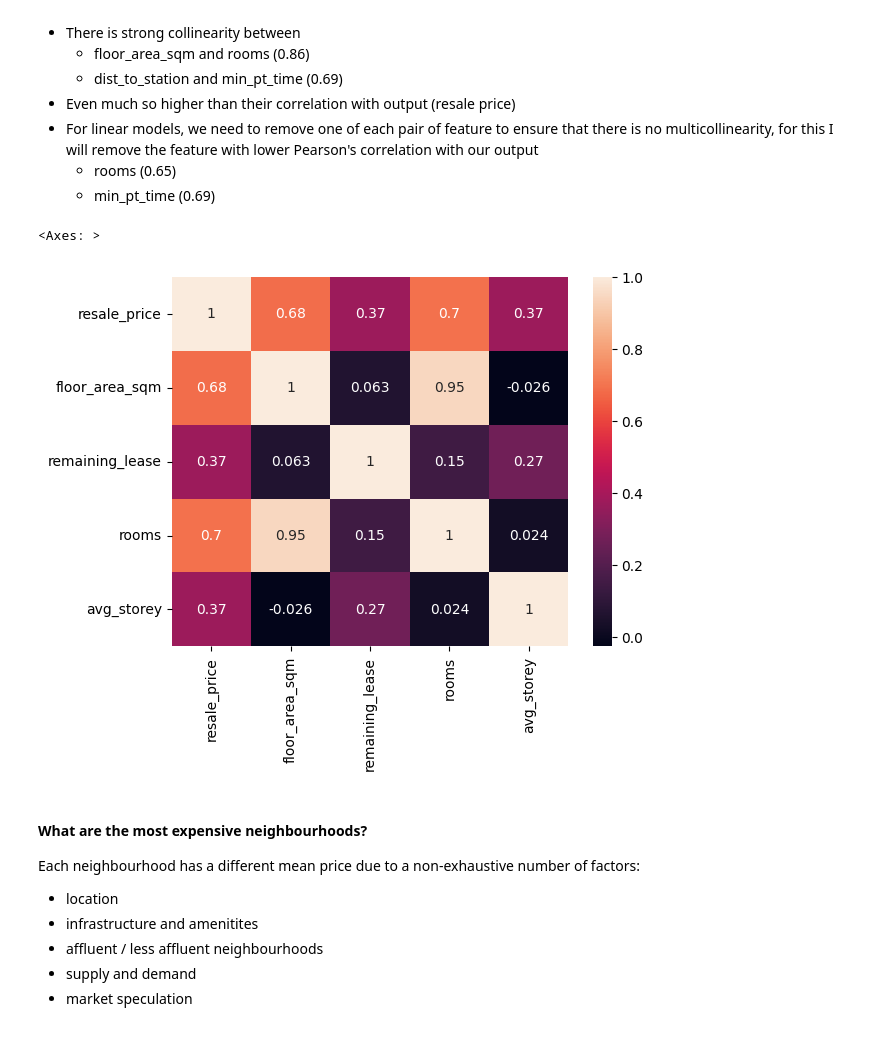
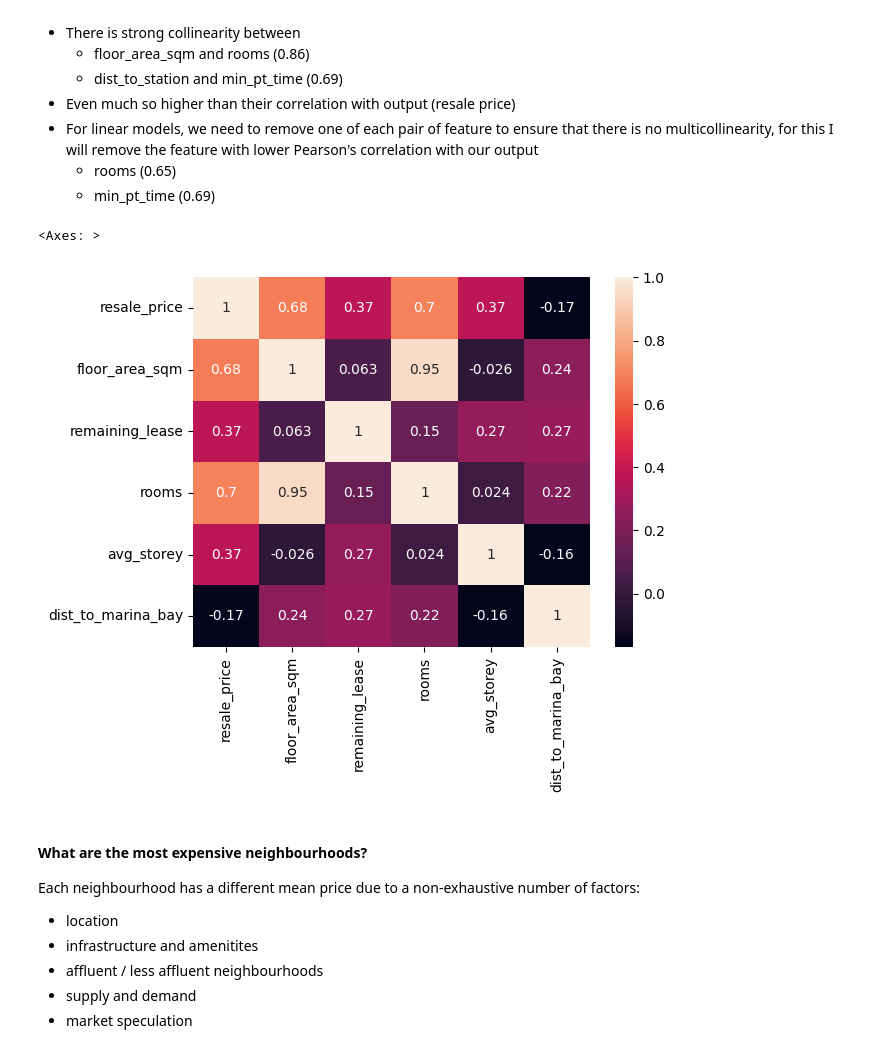
Before and after one commit to sienlonglim/ml_webapp, a Jupyter notebook: model_building.ipynb, the cells around one changed output. Drawn from its saved outputs; the diff is of its cells as text; code cells hidden in the pictures.

Commit message:
model ready to deploy 2023 - built custom mean encoder class - incorporated dist to marina bay - no longer using mrt station info

```diff
--- a/model_building.ipynb
+++ b/model_building.ipynb
@@ -14,7 +14,7 @@ import joblib
 # %% [markdown]
 # Exploratory Data Analysis and Model Building
 # %%
-df = pd.read_csv('static/2023_01_to_04.csv', index_col=0)
+df = pd.read_csv('static/2023_01_to_04_dist.csv', index_col=0)
 display(df.head())
 print(df.shape)
 # %% [output]
@@ -78,11 +84,11 @@ dtype: int64
     * rooms (0.65)
     * min_pt_time (0.69)
 # %%
-numerical_columns = df[['resale_price', 'floor_area_sqm', 'remaining_lease', 'rooms', 'avg_storey']] #, 'dist_to_station', 'min_pt_time']]
+numerical_columns = df[['resale_price', 'floor_area_sqm', 'remaining_lease', 'rooms', 'avg_storey', 'dist_to_marina_bay']] #, 'dist_to_station', 'min_pt_time']]
 sns.heatmap(numerical_columns.corr(), annot=True)
 # %% [output]
 <Axes: >
-[figure, old version]
+[figure, new version]
 # %% [markdown]
 #### What are the most expensive neighbourhoods?
 
```
Also changed, not shown: parts of 25 cells of this notebook, 7 other files.
